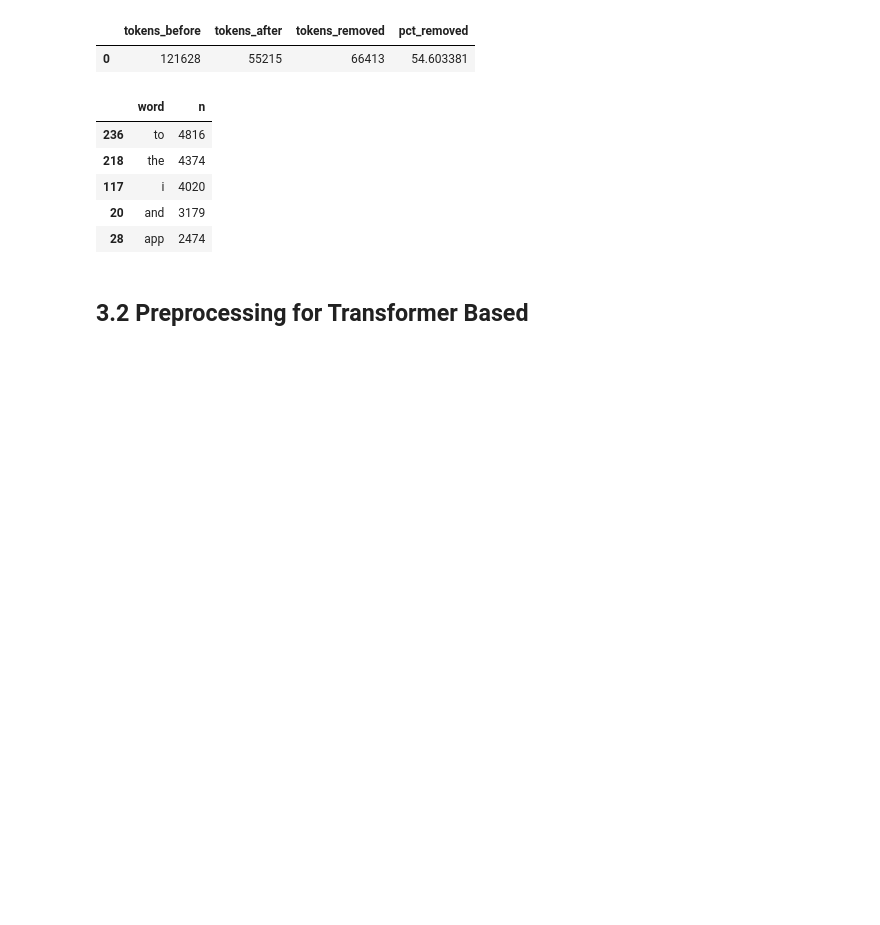
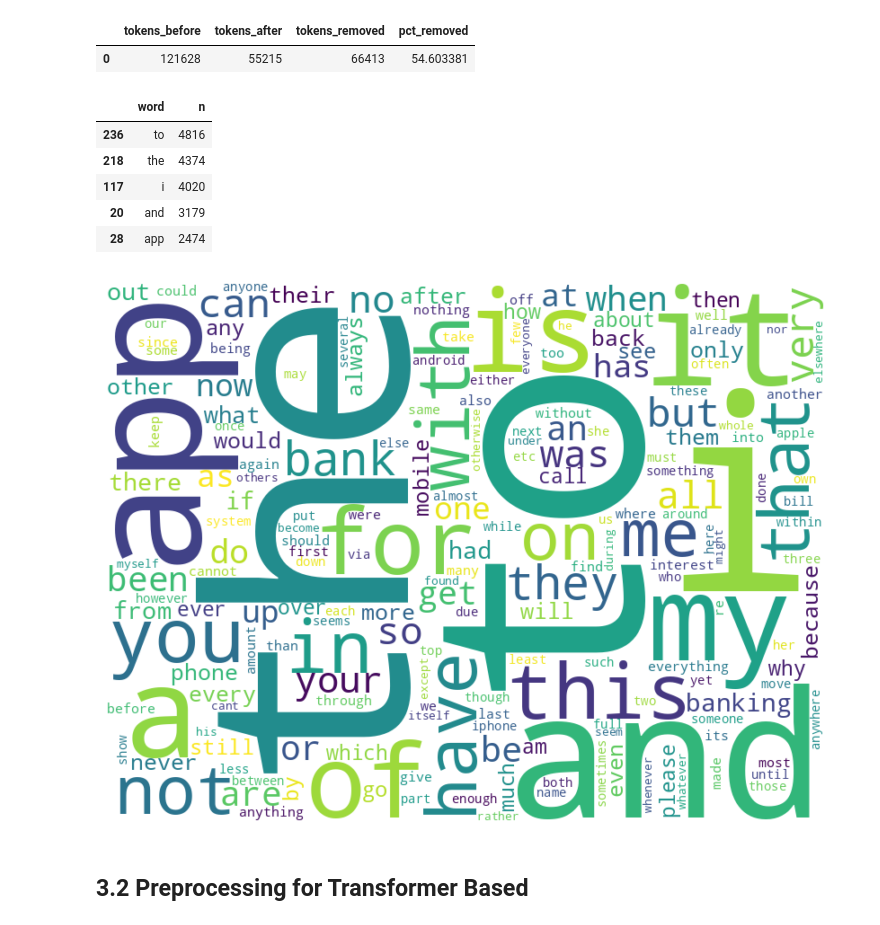
Before and after one commit to dpchi12/sentiment-analysis-for-banks-mobile-app-review, a Jupyter notebook: Model (old data)/old_preprocessing.ipynb, the cells around one changed output. Saved outputs shown, nothing was run; the diff lists cells and outputs as text; code cells hidden in the pictures; blank space fills up the shorter version.

```diff
--- a/Model (old data)/old_preprocessing.ipynb
+++ b/Model (old data)/old_preprocessing.ipynb
@@ -440,5 +440,21 @@ removed_words.head()
 | 117 | i | 4020 |
 | 20 | and | 3179 |
 | 28 | app | 2474 |
+# %%
+word_freq = dict(zip(removed_words["word"], removed_words["n"]))
+
+wc = WordCloud(
+    width=800,
+    height=600,
+    background_color="white",
+    max_words=200
+).generate_from_frequencies(word_freq)
+
+plt.figure(figsize=(10, 7))
+plt.imshow(wc, interpolation="bilinear")
+plt.axis("off")
+plt.show()
+# %% [output]
+[figure, added]
 # %% [markdown]
 ## 3.2 Preprocessing for Transformer Based
```
